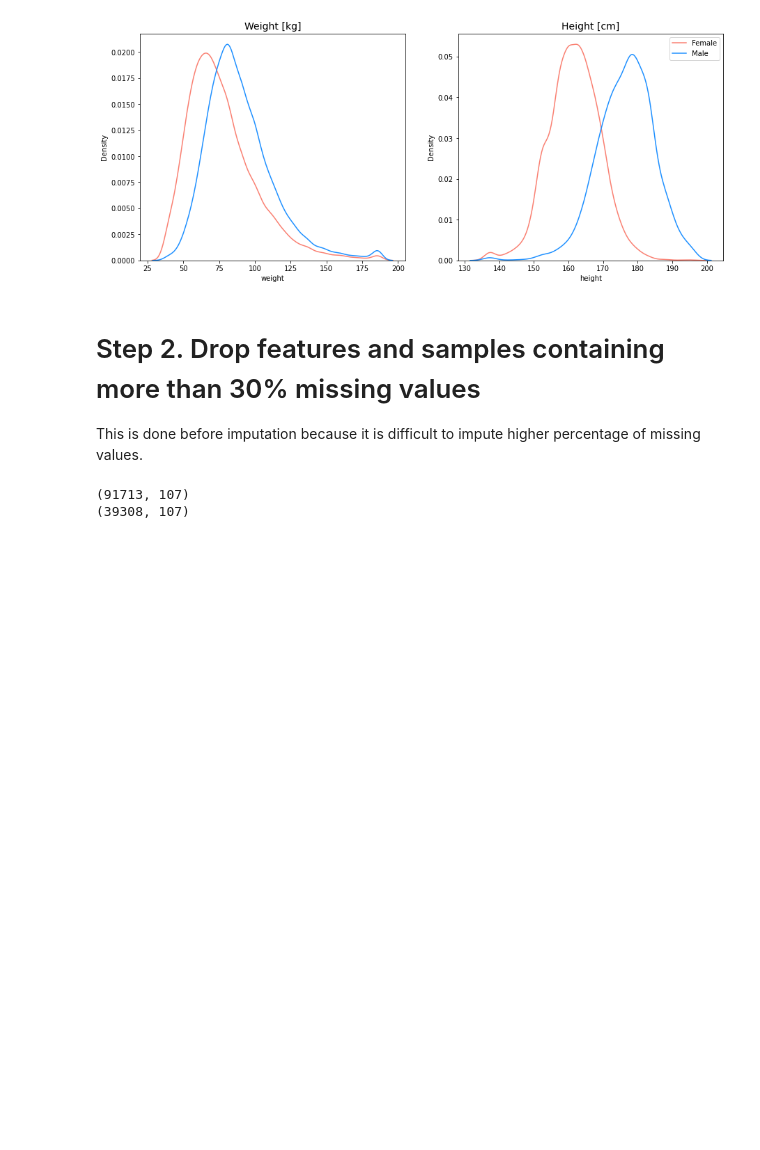
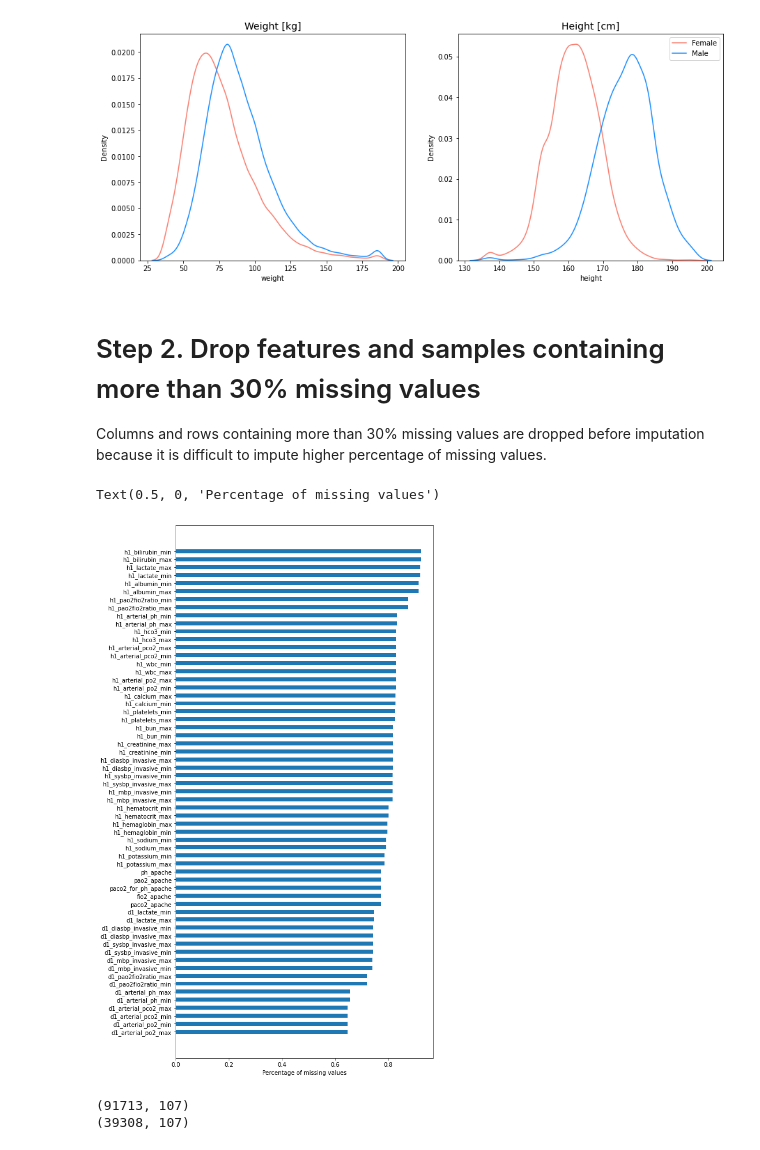
Before and after one commit to siddiqua102/scientific.prog, a Jupyter notebook: notebook.ipynb, the cells around one changed output. Cells and saved outputs as stored; diff of their text form; code cells hidden in the pictures; blank space fills up the shorter version.

```diff
--- a/notebook.ipynb
+++ b/notebook.ipynb
@@ -171,5 +184,19 @@ plt.show()
 # %% [markdown]
 # Step 2. Drop features and samples containing more than 30% missing values
 
-This is done before imputation because it is difficult to impute higher percentage of missing values.
+Columns and rows containing more than 30% missing values are dropped before imputation because it is difficult to impute higher percentage of missing values.
+# %%
+# find the number of missing values in each column and divide by column length
+lst = X_train.isna().sum() / len(X_train)
+
+# sort the percentages of missing values in ascending order
+sorted_lst = lst.sort_values(ascending=True)
+
+# make a bar plot of column names versus percentage of missing values
+plt.figure(figsize=(8,17))
+plt.barh(sorted_lst[120:181].index, sorted_lst[120:181], height=0.5)
+plt.xlabel("Percentage of missing values")
+# %% [output]
+Text(0.5, 0, 'Percentage of missing values')
+[figure, added]
 # %%
```
Also changed, not shown: parts of 40 cells of this notebook.
